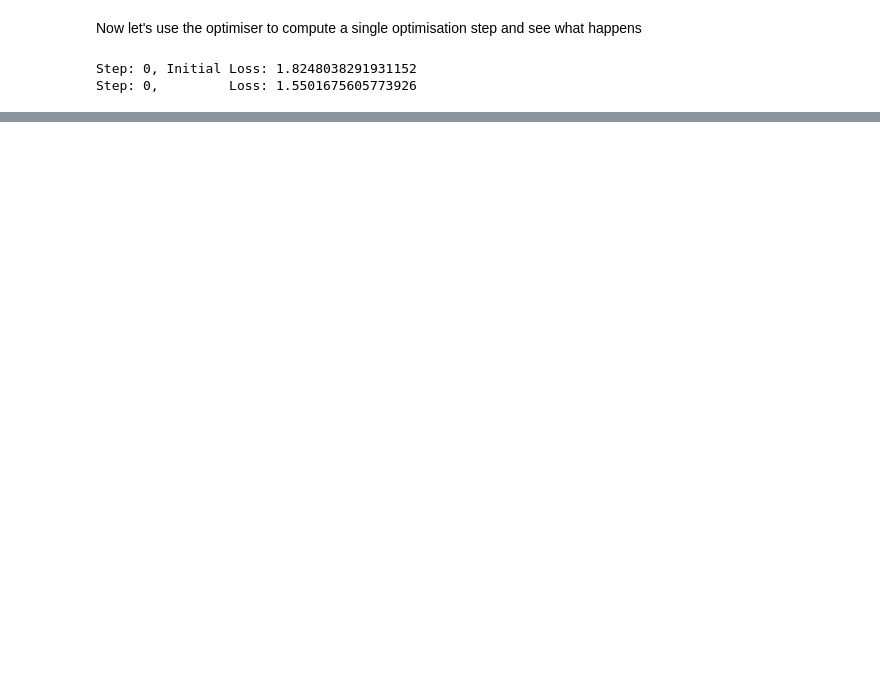
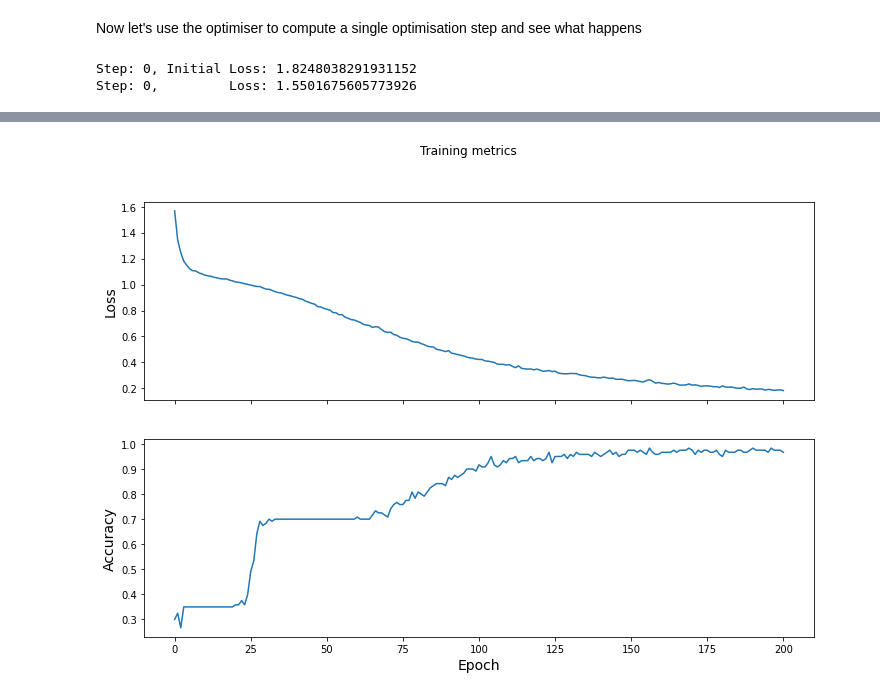
Before and after one commit to antounes/tensorflow, a Jupyter notebook: TF2-basic-introduction-logistic-reg.ipynb, the cells around one changed output, grey strips where cells are left out. Saved outputs shown, nothing was run; the diff lists cells and outputs as text; code cells hidden in the pictures; blank space fills up the shorter version.

```diff
--- a/TF2-basic-introduction-logistic-reg.ipynb
+++ b/TF2-basic-introduction-logistic-reg.ipynb
@@ -301,0 +312,32 @@ Step: 0,         Loss: 1.5501675605773926
+# %%
+# Keep results for plotting
+train_loss_results = []
+train_accuracy_results = []
+
+num_epochs = 201
+
+for epoch in range(num_epochs):
+    epoch_loss_avg = tf.keras.metrics.Mean()
+    epoch_accuracy = tf.keras.metrics.SparseCategoricalAccuracy()
+
+    # Training loop - using 32 examples-sized batches
+    for x, y in train_dataset:
+        # Optimise model
+        loss_value, grads = grad(model, x, y)
+        optimizer.apply_gradients(zip(grads, model.trainable_variables))
+
+        # Track progress
+        epoch_loss_avg.update_state(loss_value) # Add current batch loss
+        # Compare predicted label to actual true label
+        # training=True is required only if some layers behave differently
+        # between training and inference (e.g. Dropout)
+        epoch_accuracy.update_state(y, model(x, training=True))
+
+    # End epoch
+    train_loss_results.append(epoch_loss_avg.result())
+    train_accuracy_results.append(epoch_accuracy.result())
+
+    if epoch % 50 == 0:
+        print("Epoch {:03d}: Loss: {:.3f}, Accuracy: {:.3%}".format(epoch,
+                                                                    epoch_loss_avg.result(),
+                                                                    epoch_accuracy.result()))
@@ -301,0 +354,13 @@ Step: 0,         Loss: 1.5501675605773926
+# %%
+fig, axes = plt.subplots(2, sharex=True, figsize=(12, 8))
+fig.suptitle("Training metrics")
+
+axes[0].set_ylabel("Loss", fontsize=14)
+axes[0].plot(train_loss_results)
+
+axes[1].set_ylabel("Accuracy", fontsize=14)
+axes[1].set_xlabel("Epoch", fontsize=14)
+axes[1].plot(train_accuracy_results)
+plt.show();
+# %% [output]
+[figure, added]
```
Also changed, not shown: parts of 24 cells of this notebook.
